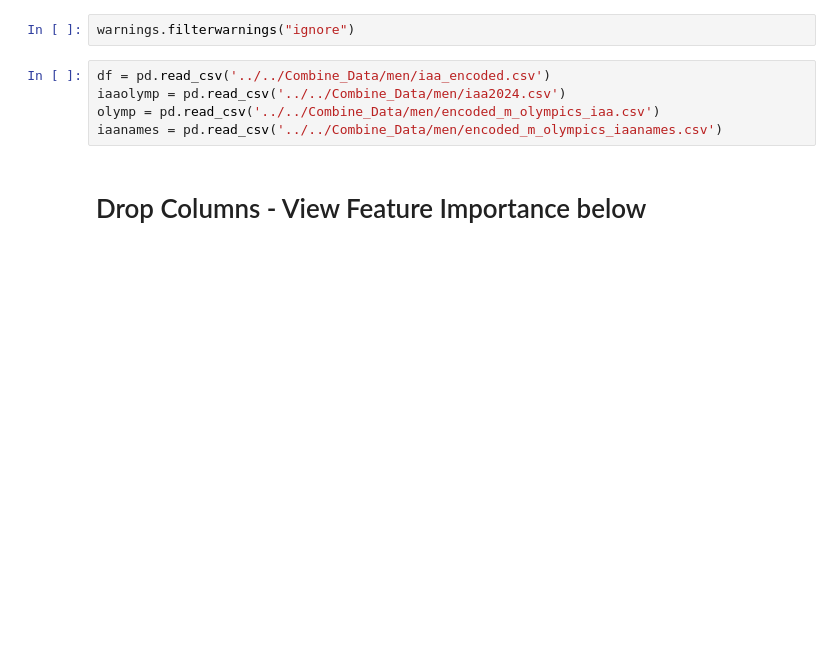
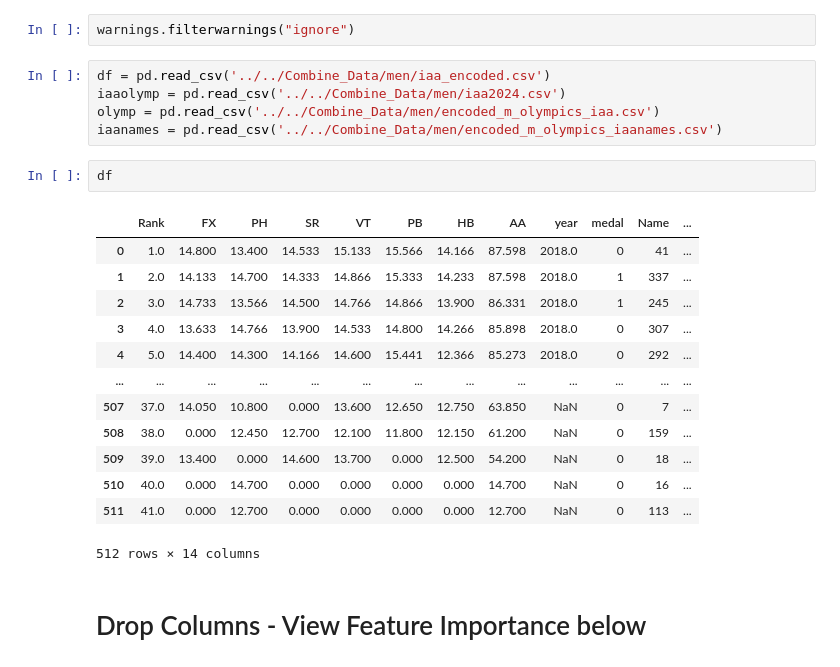
Before and after one commit to RyanTal/Data_Mining, a Jupyter notebook: modeling/men/iaa.ipynb, the cells around one changed output. Saved outputs shown, nothing was run; the diff lists cells and outputs as text; blank space fills up the shorter version.

```diff
--- a/modeling/men/iaa.ipynb
+++ b/modeling/men/iaa.ipynb
@@ -41,6 +41,22 @@ df = pd.read_csv('../../Combine_Data/men/iaa_encoded.csv')
 iaaolymp = pd.read_csv('../../Combine_Data/men/iaa2024.csv')
 olymp = pd.read_csv('../../Combine_Data/men/encoded_m_olympics_iaa.csv')
 iaanames = pd.read_csv('../../Combine_Data/men/encoded_m_olympics_iaanames.csv')
+# %%
+df
+# %% [output]
+|  | Rank | FX | PH | SR | VT | PB | HB | AA | year | medal | Name | ... |
+| 0 | 1.0 | 14.800 | 13.400 | 14.533 | 15.133 | 15.566 | 14.166 | 87.598 | 2018.0 | 0 | 41 | ... |
+| 1 | 2.0 | 14.133 | 14.700 | 14.333 | 14.866 | 15.333 | 14.233 | 87.598 | 2018.0 | 1 | 337 | ... |
+| 2 | 3.0 | 14.733 | 13.566 | 14.500 | 14.766 | 14.866 | 13.900 | 86.331 | 2018.0 | 1 | 245 | ... |
+| 3 | 4.0 | 13.633 | 14.766 | 13.900 | 14.533 | 14.800 | 14.266 | 85.898 | 2018.0 | 0 | 307 | ... |
+| 4 | 5.0 | 14.400 | 14.300 | 14.166 | 14.600 | 15.441 | 12.366 | 85.273 | 2018.0 | 0 | 292 | ... |
+| ... | ... | ... | ... | ... | ... | ... | ... | ... | ... | ... | ... | ... |
+| 507 | 37.0 | 14.050 | 10.800 | 0.000 | 13.600 | 12.650 | 12.750 | 63.850 | NaN | 0 | 7 | ... |
+| 508 | 38.0 | 0.000 | 12.450 | 12.700 | 12.100 | 11.800 | 12.150 | 61.200 | NaN | 0 | 159 | ... |
+| 509 | 39.0 | 13.400 | 0.000 | 14.600 | 13.700 | 0.000 | 12.500 | 54.200 | NaN | 0 | 18 | ... |
+| 510 | 40.0 | 0.000 | 14.700 | 0.000 | 0.000 | 0.000 | 0.000 | 14.700 | NaN | 0 | 16 | ... |
+| 511 | 41.0 | 0.000 | 12.700 | 0.000 | 0.000 | 0.000 | 0.000 | 12.700 | NaN | 0 | 113 | ... |
+512 rows × 14 columns
 # %% [markdown]
 # Drop Columns - View Feature Importance below
 # %%
```
Also changed, not shown: parts of 2 cells of this notebook, 28 other files.
